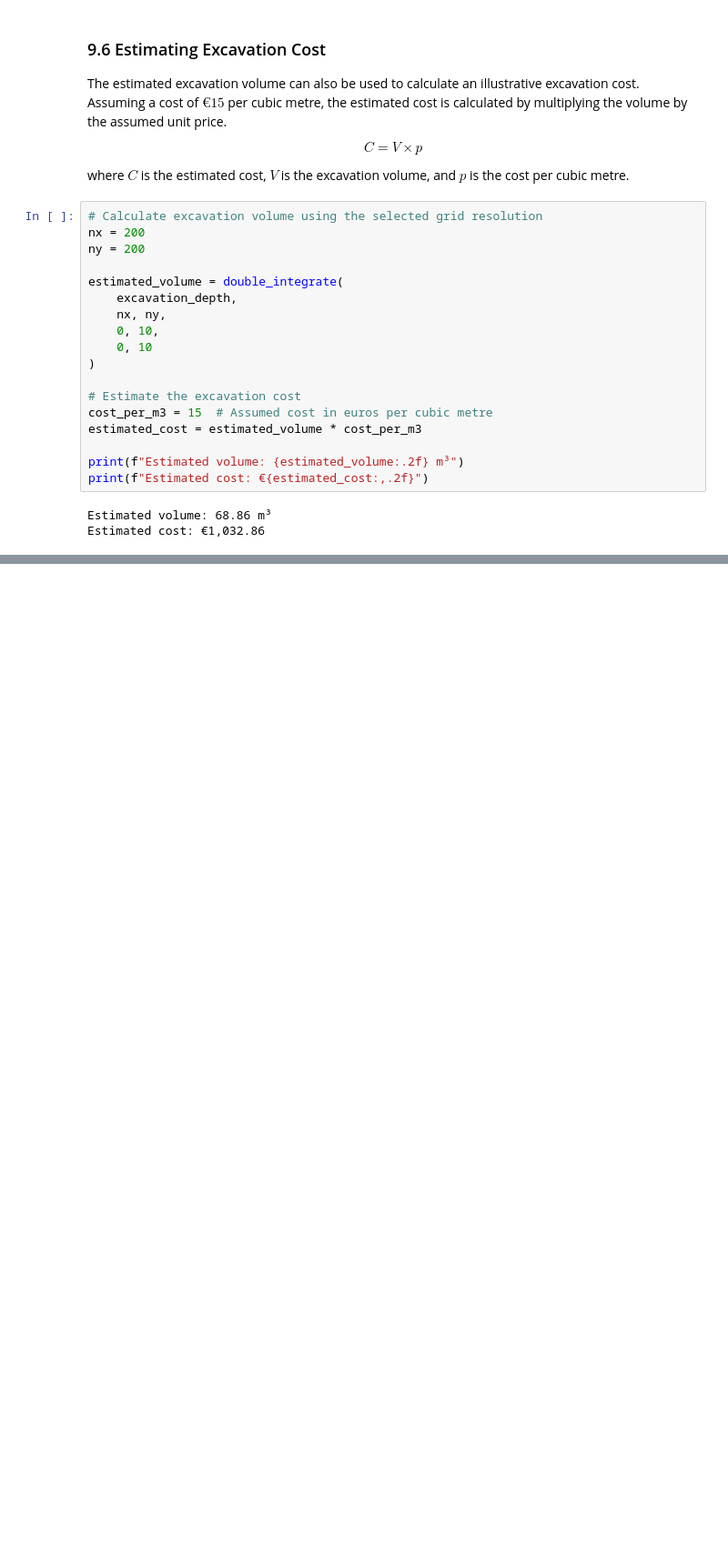
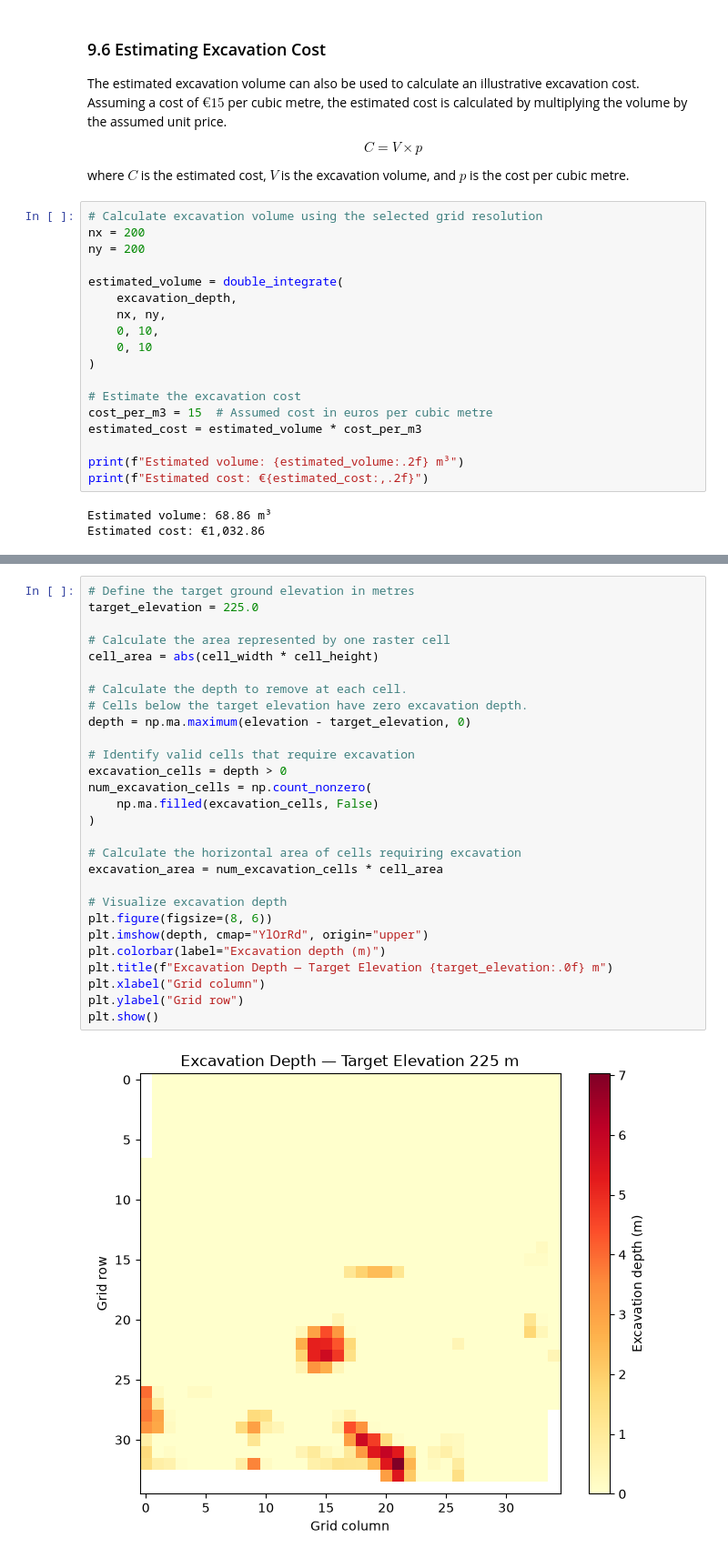
Before and after one commit to Edgybug/integrals-course-project, a Jupyter notebook: course_project.ipynb, the cells around one changed output, grey strips where cells are left out. Shown at 91% size. Drawn from its saved outputs; the diff is of its cells as text; blank space fills up the shorter version.

```diff
--- a/course_project.ipynb
+++ b/course_project.ipynb
@@ -1328,0 +1397,30 @@ Using the $200 \times 200$ grid estimate of $68.86 m³$, the calculated cost is
+# %%
+# Define the target ground elevation in metres
+target_elevation = 225.0
+
+# Calculate the area represented by one raster cell
+cell_area = abs(cell_width * cell_height)
+
+# Calculate the depth to remove at each cell.
+# Cells below the target elevation have zero excavation depth.
+depth = np.ma.maximum(elevation - target_elevation, 0)
+
+# Identify valid cells that require excavation
+excavation_cells = depth > 0
+num_excavation_cells = np.count_nonzero(
+    np.ma.filled(excavation_cells, False)
+)
+
+# Calculate the horizontal area of cells requiring excavation
+excavation_area = num_excavation_cells * cell_area
+
+# Visualize excavation depth
+plt.figure(figsize=(8, 6))
+plt.imshow(depth, cmap="YlOrRd", origin="upper")
+plt.colorbar(label="Excavation depth (m)")
+plt.title(f"Excavation Depth — Target Elevation {target_elevation:.0f} m")
+plt.xlabel("Grid column")
+plt.ylabel("Grid row")
+plt.show()
+# %% [output]
+[figure, added]
```
Also changed, not shown: parts of 15 cells of this notebook, 2 other files.
